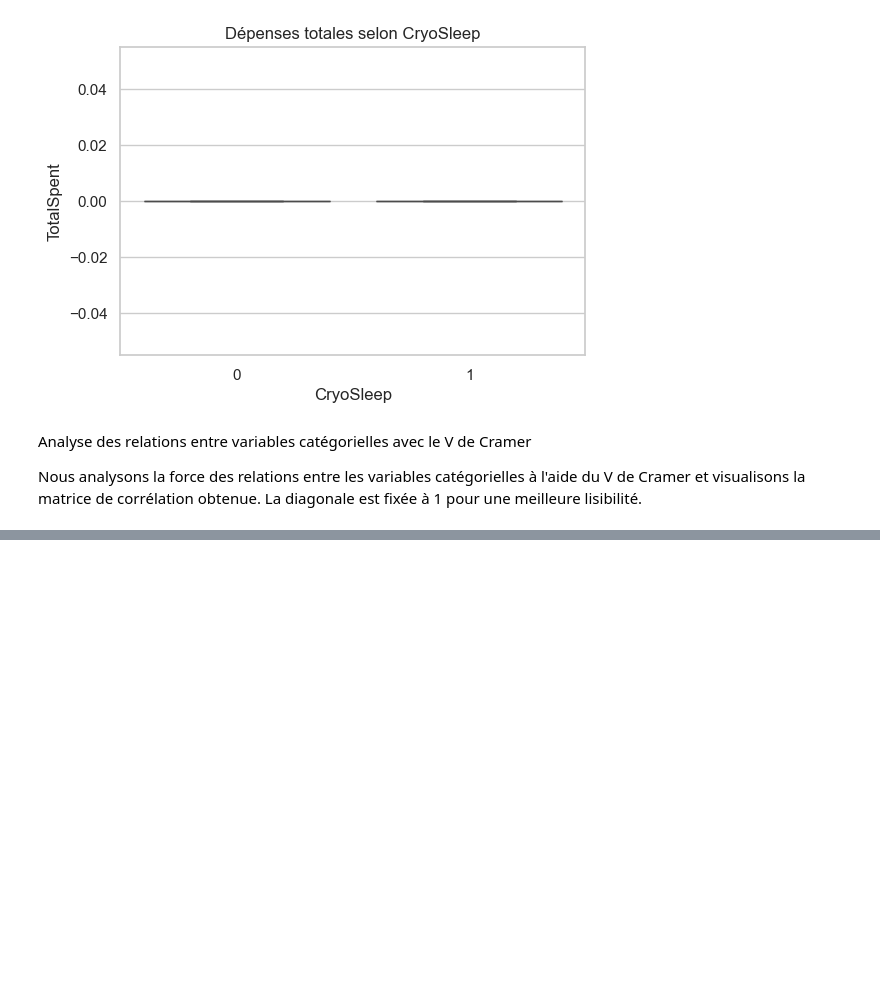
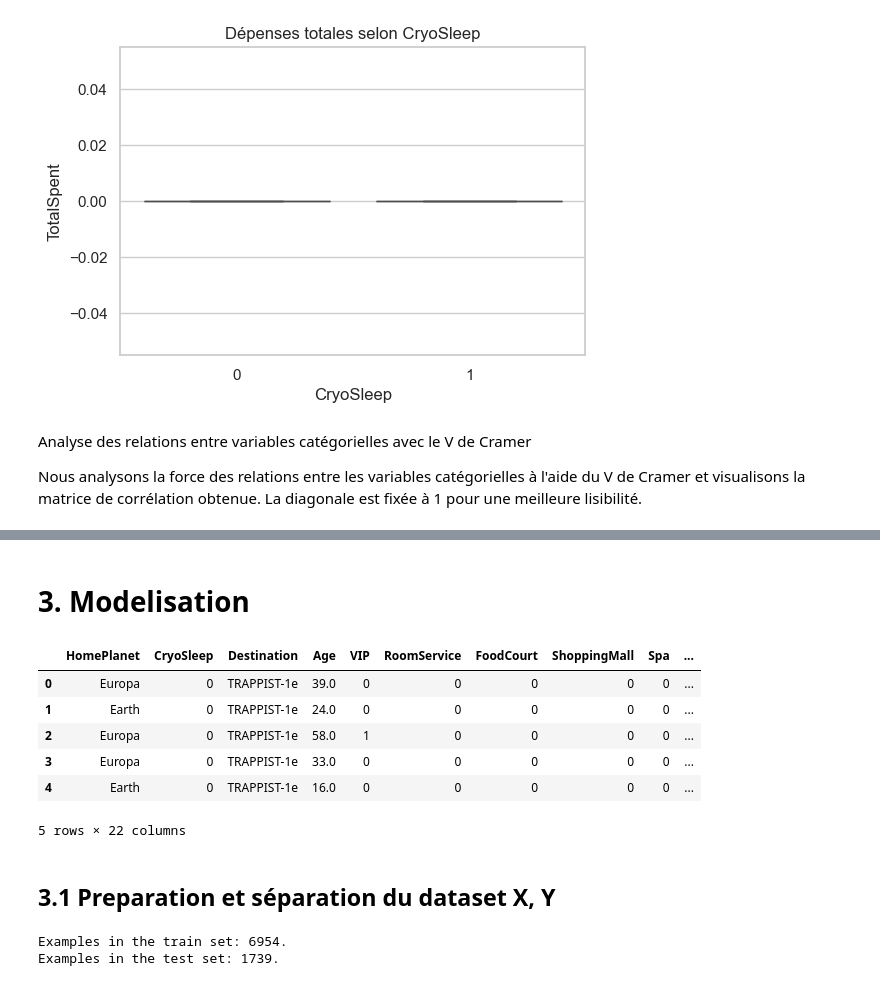
Before and after one commit to kcamaradanso/BIG_DATA, a Jupyter notebook: NEWCODE0202.ipynb, the cells around one changed output, grey strips where cells are left out. Cells and saved outputs as stored; diff of their text form; code cells hidden in the pictures; blank space fills up the shorter version.

```diff
--- a/NEWCODE0202.ipynb
+++ b/NEWCODE0202.ipynb
@@ -665,0 +666,16 @@ NameError: name 'df' is not defined
+# %% [markdown]
+# 3. Modelisation
+# %%
+train_data = train_data.drop(['PassengerId', 'Name'], axis=1)
+test_data = test_data.drop(['PassengerId', 'Name'], axis=1)
+train_data.head()
+# %% [output]
+|  | HomePlanet | CryoSleep | Destination | Age | VIP | RoomService | FoodCourt | ShoppingMall | Spa | ... |
+| 0 | Europa | 0 | TRAPPIST-1e | 39.0 | 0 | 0 | 0 | 0 | 0 | ... |
+| 1 | Earth | 0 | TRAPPIST-1e | 24.0 | 0 | 0 | 0 | 0 | 0 | ... |
+| 2 | Europa | 0 | TRAPPIST-1e | 58.0 | 1 | 0 | 0 | 0 | 0 | ... |
+| 3 | Europa | 0 | TRAPPIST-1e | 33.0 | 0 | 0 | 0 | 0 | 0 | ... |
+| 4 | Earth | 0 | TRAPPIST-1e | 16.0 | 0 | 0 | 0 | 0 | 0 | ... |
+5 rows × 22 columns
+# %% [markdown]
+## 3.1 Preparation et séparation du dataset X, Y
@@ -665,0 +716,9 @@ NameError: name 'df' is not defined
+# %%
+# Split in training and test sets
+X_train, X_test, y_train, y_test = train_test_split(X_transformed, y, test_size=0.2, random_state=1)
+
+print(f'Examples in the train set: {len(X_train)}.')
+print(f'Examples in the test set: {len(X_test)}.')  # This is, actually, teh cross validation dataset
+# %% [output]
+Examples in the train set: 6954.
+Examples in the test set: 1739.
```
Also changed, not shown: parts of 9 cells of this notebook.
